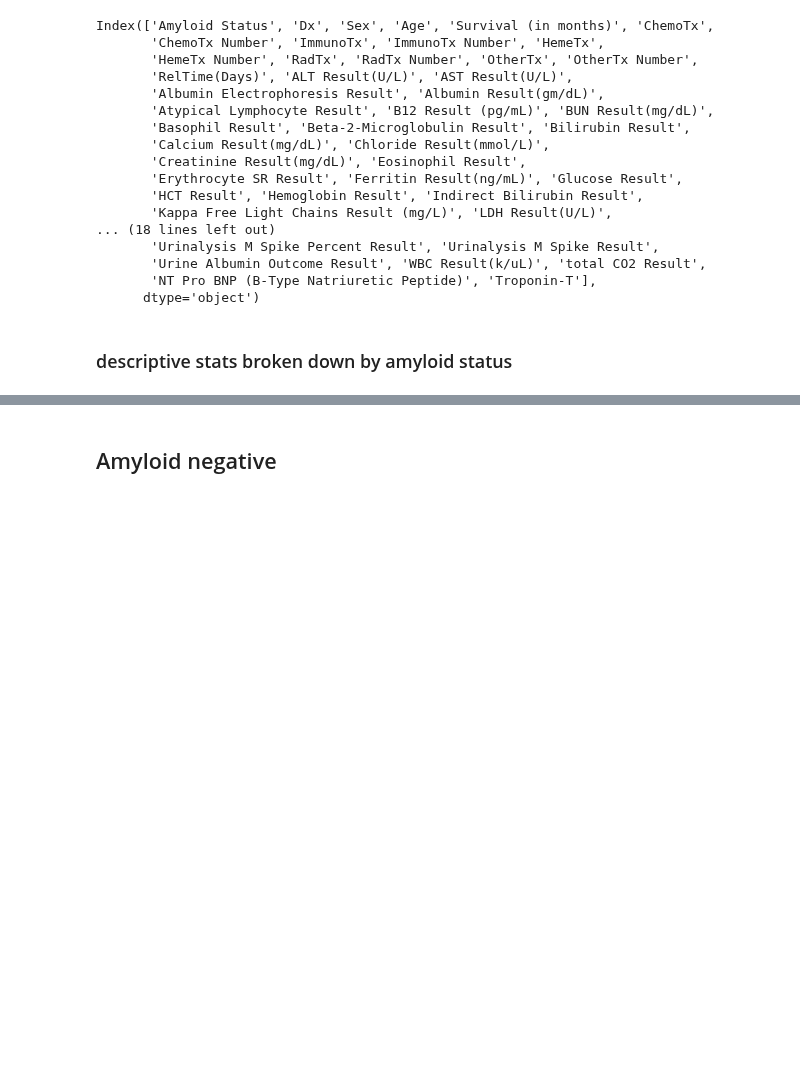
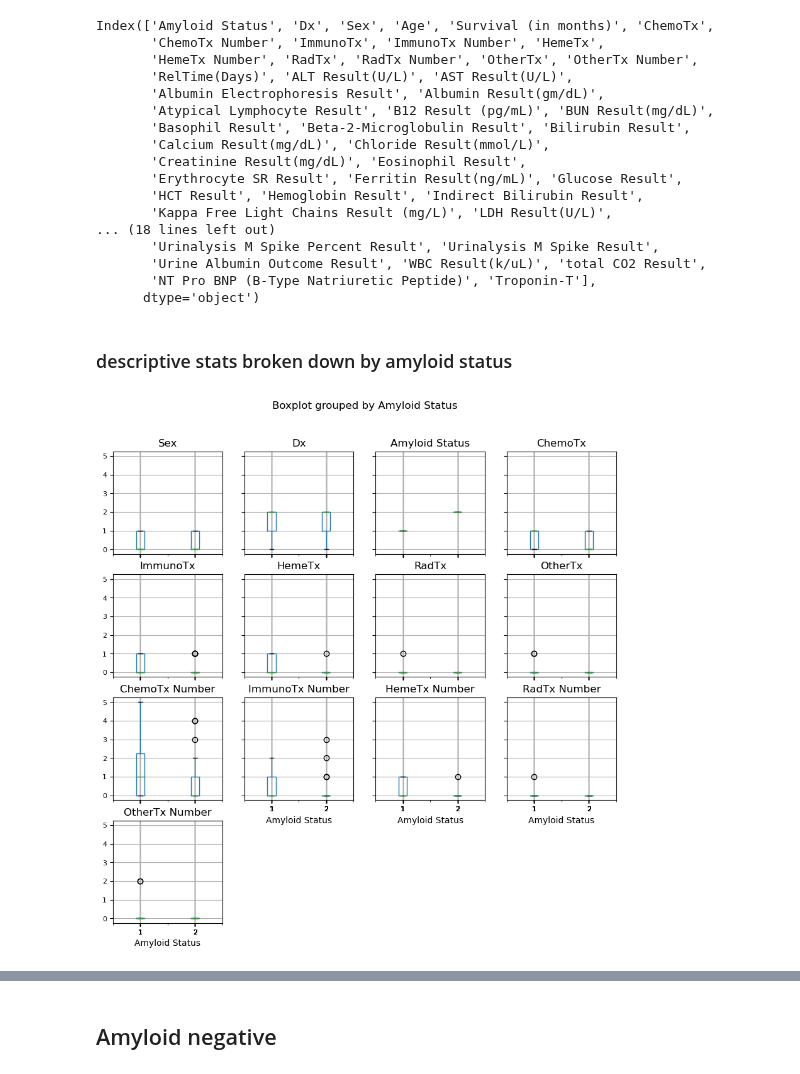
Before and after one commit to BisonCremer/cardiac-amyloidosis, a Jupyter notebook: PatientDemographics_2024-08-22_v1.ipynb, the cells around one changed output, grey strips where cells are left out. Saved outputs shown, nothing was run; the diff lists cells and outputs as text; code cells hidden in the pictures; blank space fills up the shorter version.

```diff
--- a/PatientDemographics_2024-08-22_v1.ipynb
+++ b/PatientDemographics_2024-08-22_v1.ipynb
@@ -795,3 +795,10 @@ for category in list_categorical_vars:
 # %%
 df_descr_AL_Known_dxAdj = df_AL_Known_DxAdj.groupby("Amyloid Status").describe()
 df_descr_AL_Known_EchoAdj = df_AL_Known_EchoAdj.groupby("Amyloid Status").describe()
+# %%
+boxplot = df_AL_Known_DxAdj.boxplot(by = "Amyloid Status", column= ["Sex", "Dx", "Amyloid Status",
+                         "ChemoTx", "ImmunoTx", "HemeTx", "RadTx", "OtherTx","ChemoTx Number", "ImmunoTx Number",
+                         "HemeTx Number", "RadTx Number", "OtherTx Number"] ,
+                         fontsize = 8, figsize = (10, 10))
+# %% [output]
+[figure, added]
```
Also changed, not shown: parts of 1 cell of this notebook.
